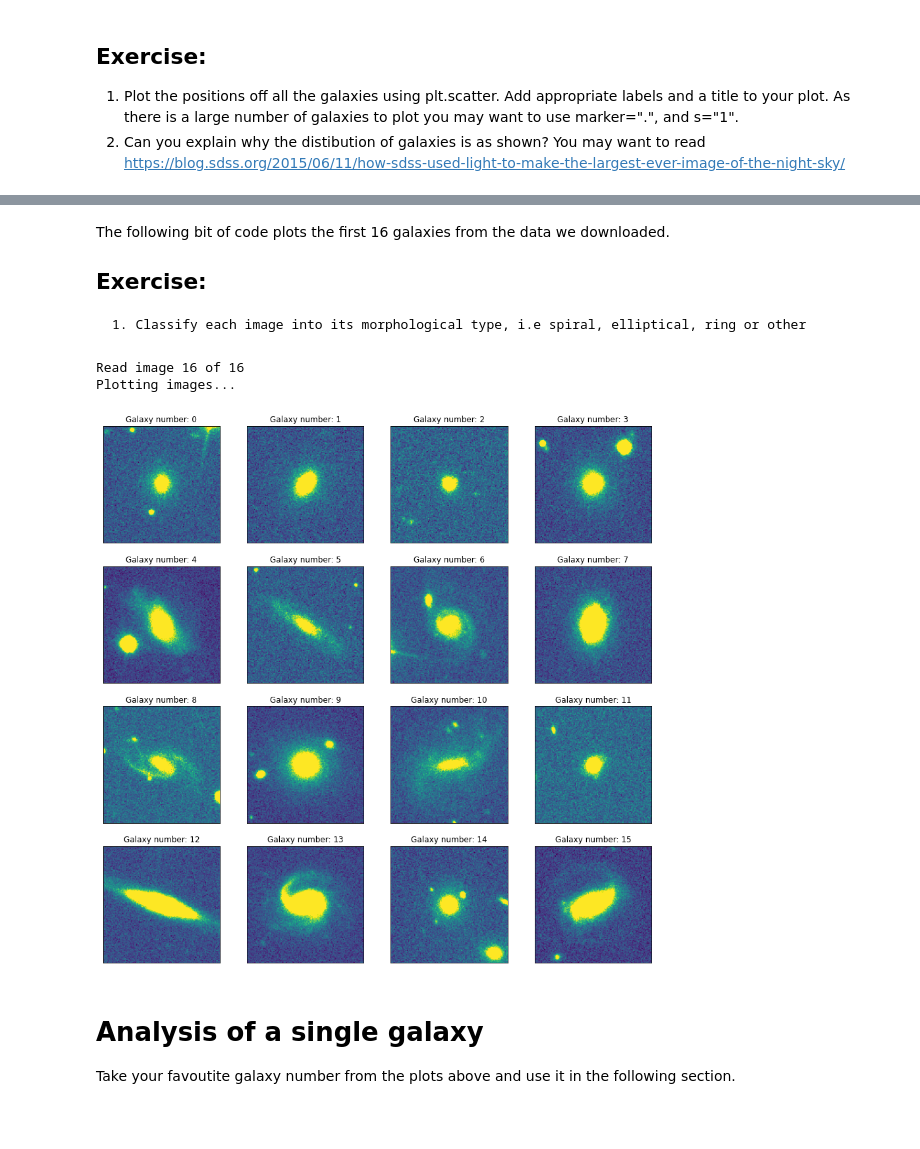
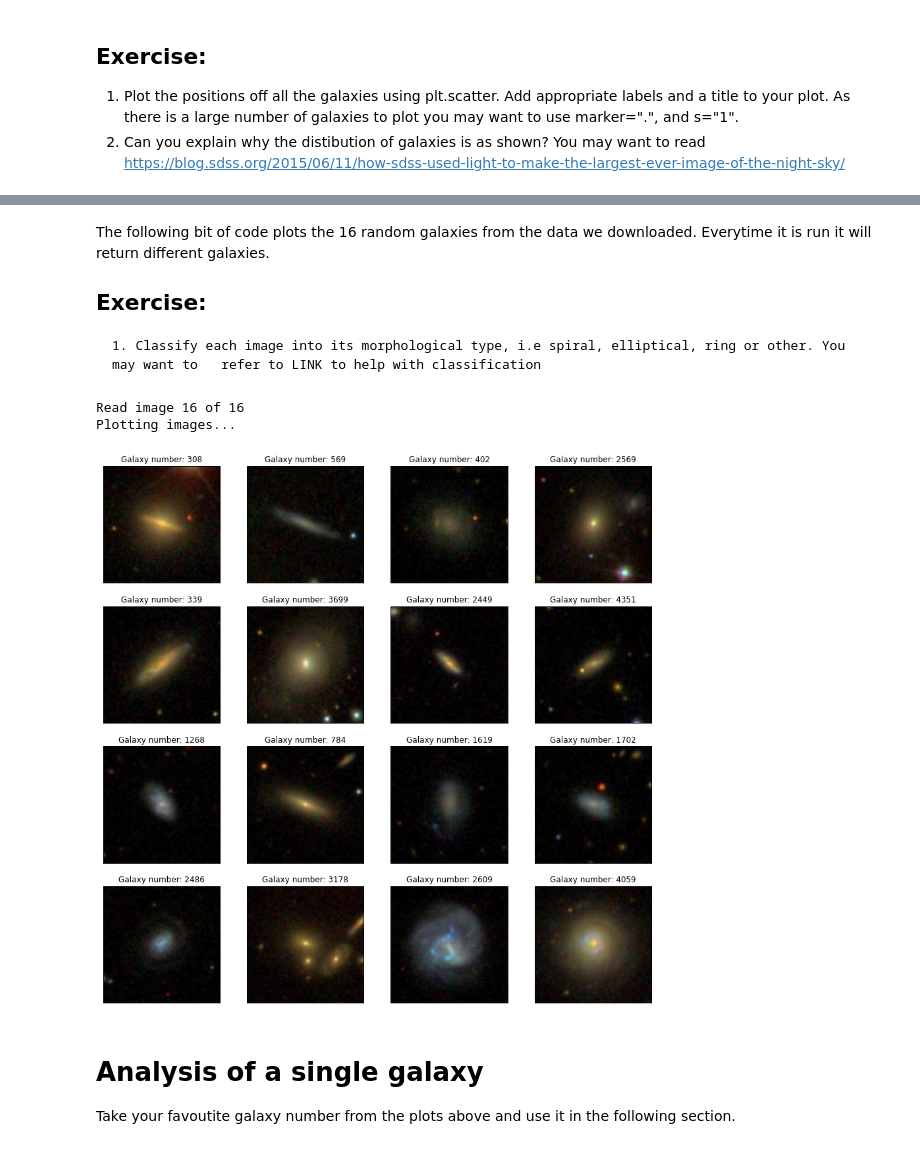
Before and after one commit to lewisfish/PawlikMorph-LSST, a Jupyter notebook: outreach.ipynb, the cells around one changed output, grey strips where cells are left out. Cells and saved outputs as stored; diff of their text form; code cells hidden in the pictures; blank space fills up the shorter version.

```diff
--- a/outreach.ipynb
+++ b/outreach.ipynb
@@ -152,41 +150,31 @@ Text(0.5, 1.0, 'Galaxy positions')
 # %% [markdown]
-The following bit of code plots the first 16 galaxies from the data we downloaded.
+The following bit of code plots the 16 random galaxies from the data we downloaded.
+Everytime it is run it will return different galaxies.
 ## Exercise:
-    1. Classify each image into its morphological type, i.e spiral, elliptical, ring or other
+    1. Classify each image into its morphological type, i.e spiral, elliptical, ring or other. You may want to   refer to LINK to help with classification
 # %%
 # display some galaxies in a 4x4 grid
 fig, axs = plt.subplots(4, 4, figsize=(15, 15))
-
+numbers = np.random.randint(len(all_gals.index), size=16)
 axs = axs.ravel()
 i = 0
-idx = 0
-while True:
+width, height = 128, 128
+scale = 60. / width #  set image scale to that of 1 arcmin
+for i, idx in enumerate(numbers):
     clear_output(wait=True)
     print(f"Read image {i+1} of 16")
-    filename = all_gals["fname"].iloc[idx]
     ra, dec = all_gals["objra"].iloc[idx], all_gals["objdec"].iloc[idx]
-    # avoid any images that are on edge of image, so that we don't lose any light in calculations
-    try:
-       # read in image and crop to area of interest
-        img = pmlsst.image.readImage("sdss", filename, ra, dec)
-    except:
-        idx += 1
-        continue
-    vmin, vmax = zscale.get_limits(img)
-    axs[i].imshow(img, vmin=vmin, vmax=vmax, origin="lower")
+    img = SkyServer.getJpegImgCutout(ra=ra, dec=dec, width=width, height=height, scale=scale,dataRelease='DR16')
+
+    axs[i].imshow(img, origin="lower")
     axs[i].set_title(f"Galaxy number: {idx}")
     axs[i].set_xticks([])
     axs[i].set_yticks([])
-
-    if i == 15:
-        break
-    i += 1
-    idx += 1
 print("Plotting images...")
 # %% [output]
 Read image 16 of 16
 Plotting images...
-[figure, old version]
+[figure, new version]
 # %% [markdown]
 # Analysis of a single galaxy
 Take your favoutite galaxy number from the plots above and use it in the following section.
```
Also changed, not shown: parts of 15 cells of this notebook.
